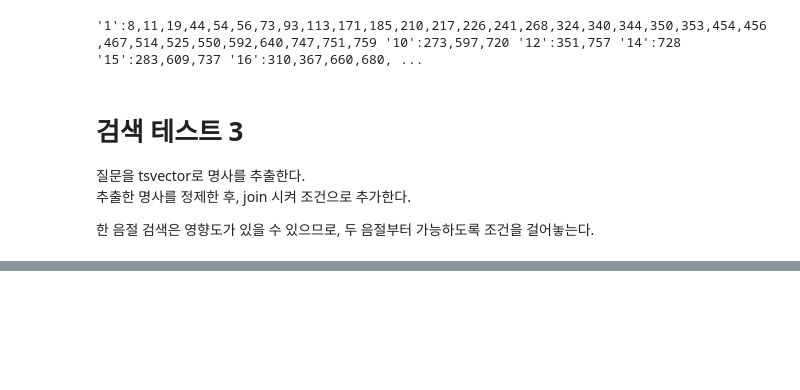
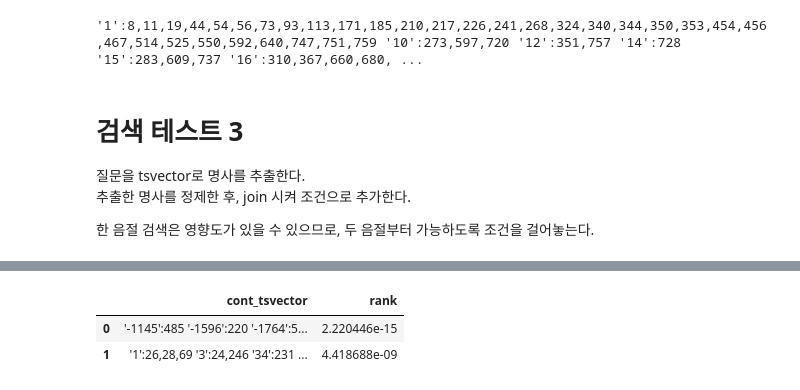
Before and after one commit to GitRani/adaptive-rag-public, a Jupyter notebook: unit_test/keyword_data_insert.ipynb, the cells around one changed output, grey strips where cells are left out. Saved outputs shown, nothing was run; the diff lists cells and outputs as text; code cells hidden in the pictures; blank space fills up the shorter version.

Commit message:
(v0.8137) Update Lists - PostgreSQL FTS : full code 추가 (In Jupyter Notebook)

```diff
--- a/unit_test/keyword_data_insert.ipynb
+++ b/unit_test/keyword_data_insert.ipynb
@@ -784,0 +791,84 @@ db 연결 종료!
+# %%
+from dotenv import load_dotenv
+import os
+import psycopg2
+import pandas as pd
+
+load_dotenv()
+
+POSTGRE_DB_NAME = os.getenv("POSTGRE_DB_NAME")
+POSTGRE_DB_USER = os.getenv("POSTGRE_DB_USER")
+POSTGRE_DB_HOST = os.getenv("POSTGRE_DB_HOST")
+POSTGRE_DB_PORT = os.getenv("POSTGRE_DB_PORT")
+POSTGRE_DB_PASSWORD = os.getenv("POSTGRE_DB_PASSWORD")
+
+def postgre_db_connect():
+    return psycopg2.connect(
+        dbname=POSTGRE_DB_NAME,
+        user=POSTGRE_DB_USER,
+        host=POSTGRE_DB_HOST,
+        port=POSTGRE_DB_PORT,
+        password=POSTGRE_DB_PASSWORD
+    )
+
+def query_execute(conn, sql, data_tuple):
+    try:
+        with conn.cursor() as cursor:
+            cursor.execute(sql, data_tuple)
+            result = cursor.fetchall()
+            columns = [desc[0] for desc in cursor.description]
+        return result, columns
+    except Exception as e:
+        print(f"Error: {e}")
+        conn.rollback()
+        return None, None
+
+def keyword_refinement(keyword_info):
+    keyword_list = keyword_info.split(':')
+    keyword_list = [keyword.split()[-1] for keyword in keyword_list][:-1]
+    keyword_list = [keyword.replace("'", "") for keyword in keyword_list]
+    return '&'.join([keyword for keyword in keyword_list if len(keyword) >= 2])
+
+def keyword_search(user_query):
+    get_keyword_sql = "SELECT to_tsvector('korean', %s);"
+    # detail query
+    # search_tsvector_sql = '''
+    # SELECT TF0.FILE_NM, TF2.cont, TF2.cont_tsvector, ts_rank(cont_tsvector, to_tsquery('korean', %s)) AS rank
+    # FROM TRAGFILE0102 TF2
+    # INNER JOIN TRAGFILE0100 TF0
+    # ON TF0.FILE_SEQ = TF2.FILE_SEQ
+    # WHERE cont_tsvector @@ to_tsquery('korean', %s);
+    # '''
+
+    # simple query
+    search_tsvector_sql = '''
+    SELECT cont_tsvector, ts_rank(cont_tsvector, to_tsquery('korean', %s)) AS rank
+    FROM TRAGFILE0102
+    WHERE cont_tsvector @@ to_tsquery('korean', %s);
+    '''
+
+    conn = postgre_db_connect()
+    try:
+        keyword_info, _ = query_execute(conn, get_keyword_sql, (user_query,))
+        if not keyword_info:
+            print("No keyword info found.")
+            return None
+
+        keyword_info = keyword_info[0][0]
+        keyword_condition = keyword_refinement(keyword_info)
+        print('==== condition ==== :: ', keyword_condition)
+
+        result, columns = query_execute(conn, search_tsvector_sql, (keyword_condition, keyword_condition,))
+        if result is None:
+            print("No search result found.")
+            return None
+
+        return pd.DataFrame(result, columns=columns)
+    finally:
+        conn.close()
+        print('DB 연결 종료!')
+
+# 실행 예시
+df = keyword_search("동물병원")
+df
+# %% [output]
@@ -784,0 +877,3 @@ db 연결 종료!
+|  | cont_tsvector | rank |
+| 0 | '-1145':485 '-1596':220 '-1764':5... | 2.220446e-15 |
+| 1 | '1':26,28,69 '3':24,246 '34':231 ... | 4.418688e-09 |
```
Also changed, not shown: parts of 6 cells of this notebook, 1 other file.
